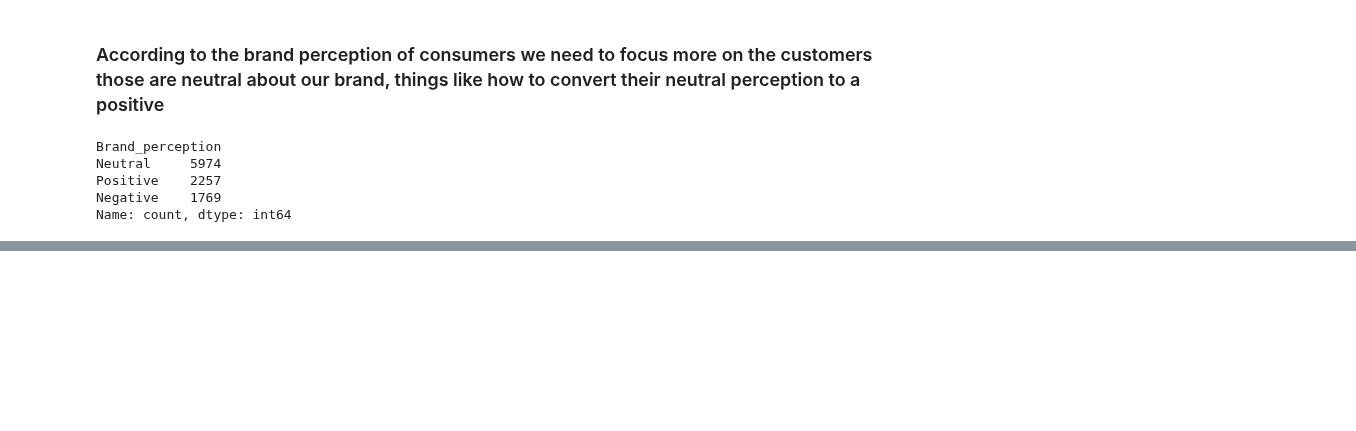
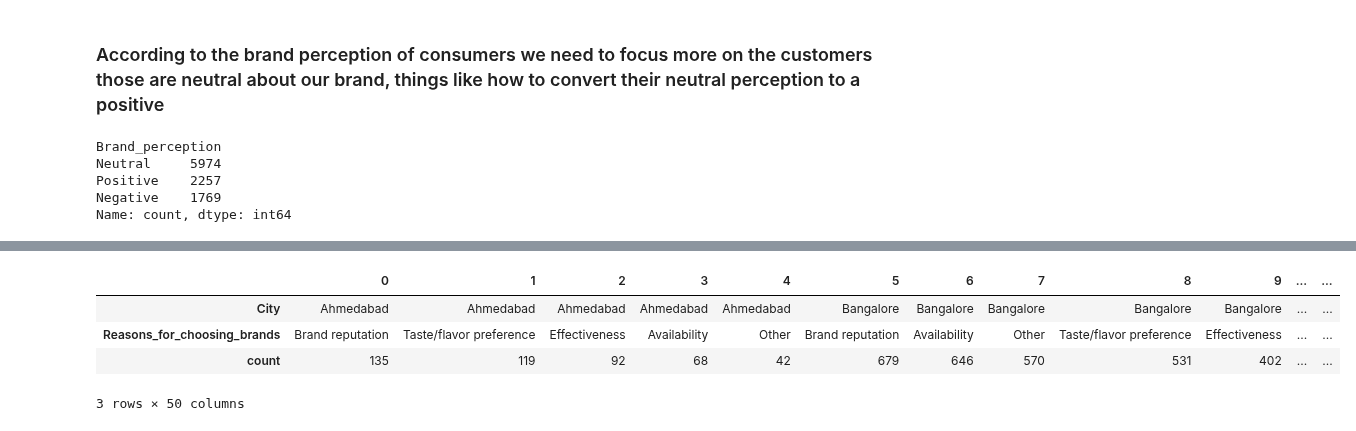
Before and after one commit to sourabhms66/Food_-_Beverage_Marketing, a Jupyter notebook: codes.ipynb, the cells around one changed output, grey strips where cells are left out. Drawn from its saved outputs; the diff is of its cells as text; code cells hidden in the pictures; blank space fills up the shorter version.

```diff
--- a/codes.ipynb
+++ b/codes.ipynb
@@ -688,0 +693,8 @@ Name: count, dtype: int64
+# %%
+df.groupby('City')['Reasons_for_choosing_brands'].value_counts().reset_index().T
+# %% [output]
+|  | 0 | 1 | 2 | 3 | 4 | 5 | 6 | 7 | 8 | 9 | ... | ... |
+| City | Ahmedabad | Ahmedabad | Ahmedabad | Ahmedabad | Ahmedabad | Bangalore | Bangalore | Bangalore | Bangalore | Bangalore | ... | ... |
+| Reasons_for_choosing_brands | Brand reputation | Taste/flavor preference | Effectiveness | Availability | Other | Brand reputation | Availability | Other | Taste/flavor preference | Effectiveness | ... | ... |
+| count | 135 | 119 | 92 | 68 | 42 | 679 | 646 | 570 | 531 | 402 | ... | ... |
+3 rows × 50 columns
```
Also changed, not shown: parts of 4 cells of this notebook.
